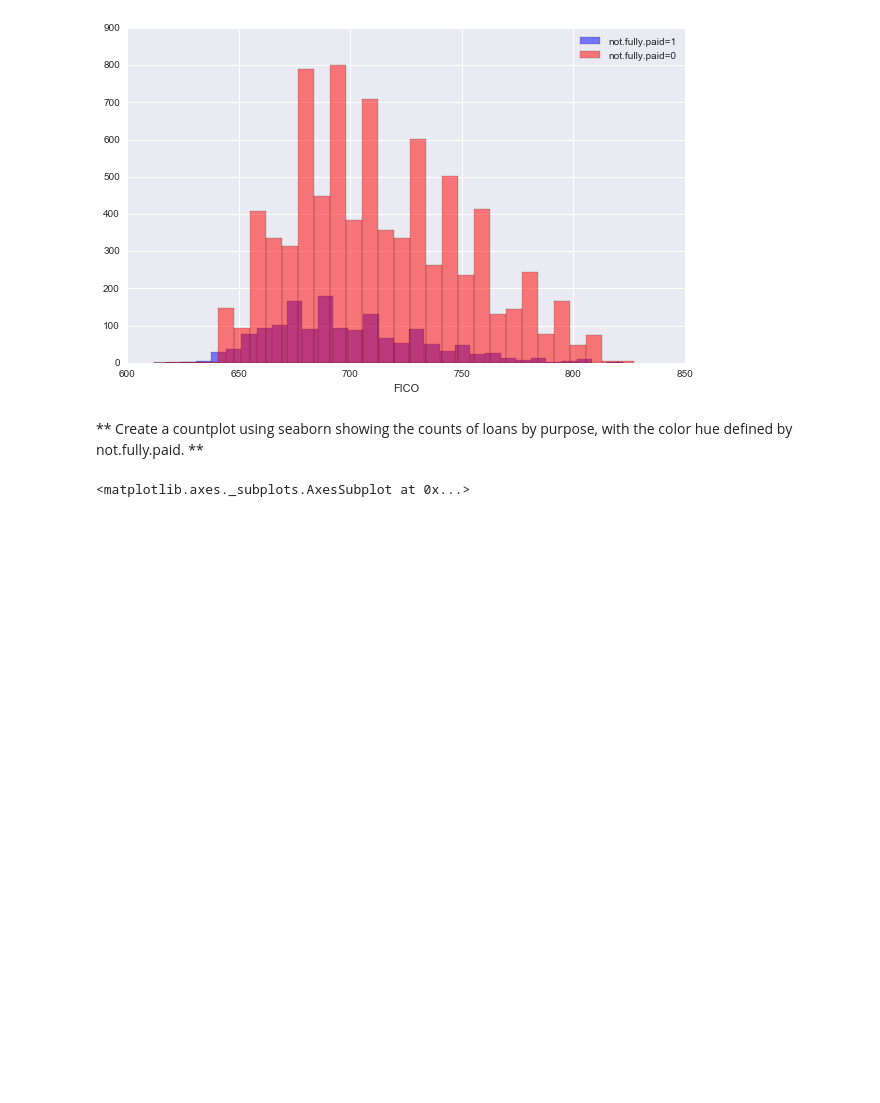
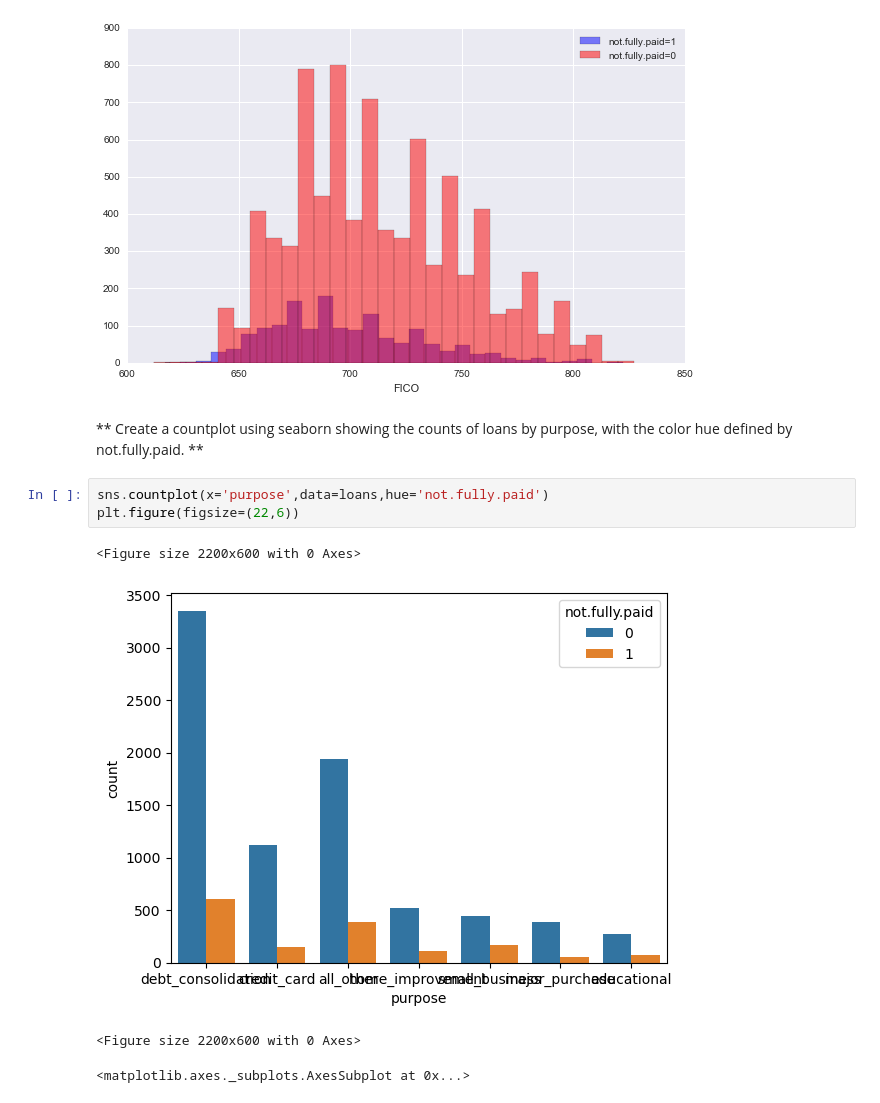
Before and after one commit to AshikurIST/Decision-Tree-and-Random-Forests, a Jupyter notebook: Decision Trees and Random Forest Project.ipynb, the cells around one changed output. Drawn from its saved outputs; the diff is of its cells as text; blank space fills up the shorter version.

```diff
--- a/Decision Trees and Random Forest Project.ipynb
+++ b/Decision Trees and Random Forest Project.ipynb
@@ -106,6 +117,13 @@ ValueError: Could not interpret value `not.fully.paid` for parameter `hue`
 [figure]
 # %% [markdown]
 ** Create a countplot using seaborn showing the counts of loans by purpose, with the color hue defined by not.fully.paid. **
+# %%
+sns.countplot(x='purpose',data=loans,hue='not.fully.paid')
+plt.figure(figsize=(22,6))
+# %% [output]
+<Figure size 2200x600 with 0 Axes>
+[figure, added]
+<Figure size 2200x600 with 0 Axes>
 # %%
 # %% [output]
 <matplotlib.axes._subplots.AxesSubplot at 0x...>
```
Also changed, not shown: parts of 8 cells of this notebook.
